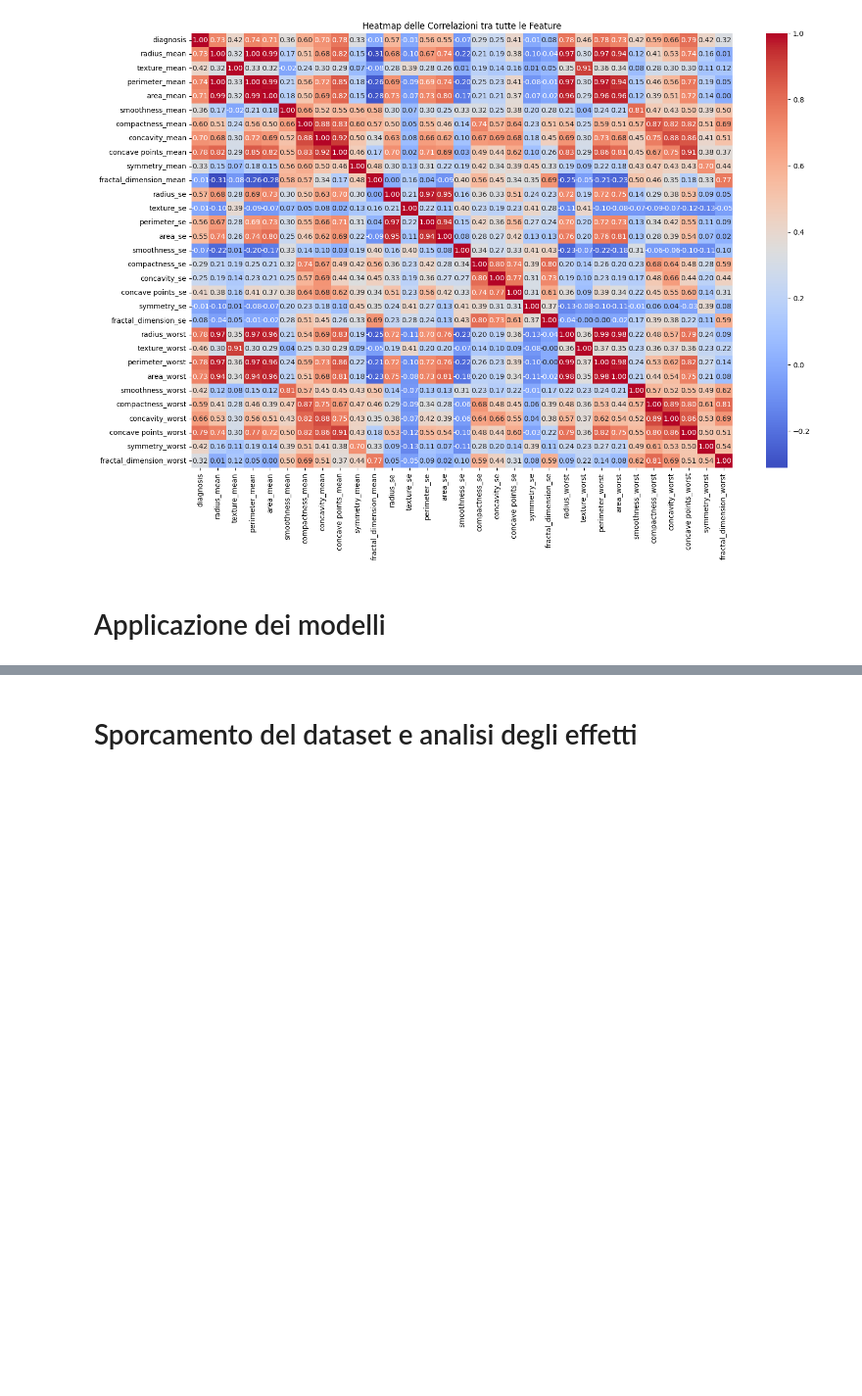
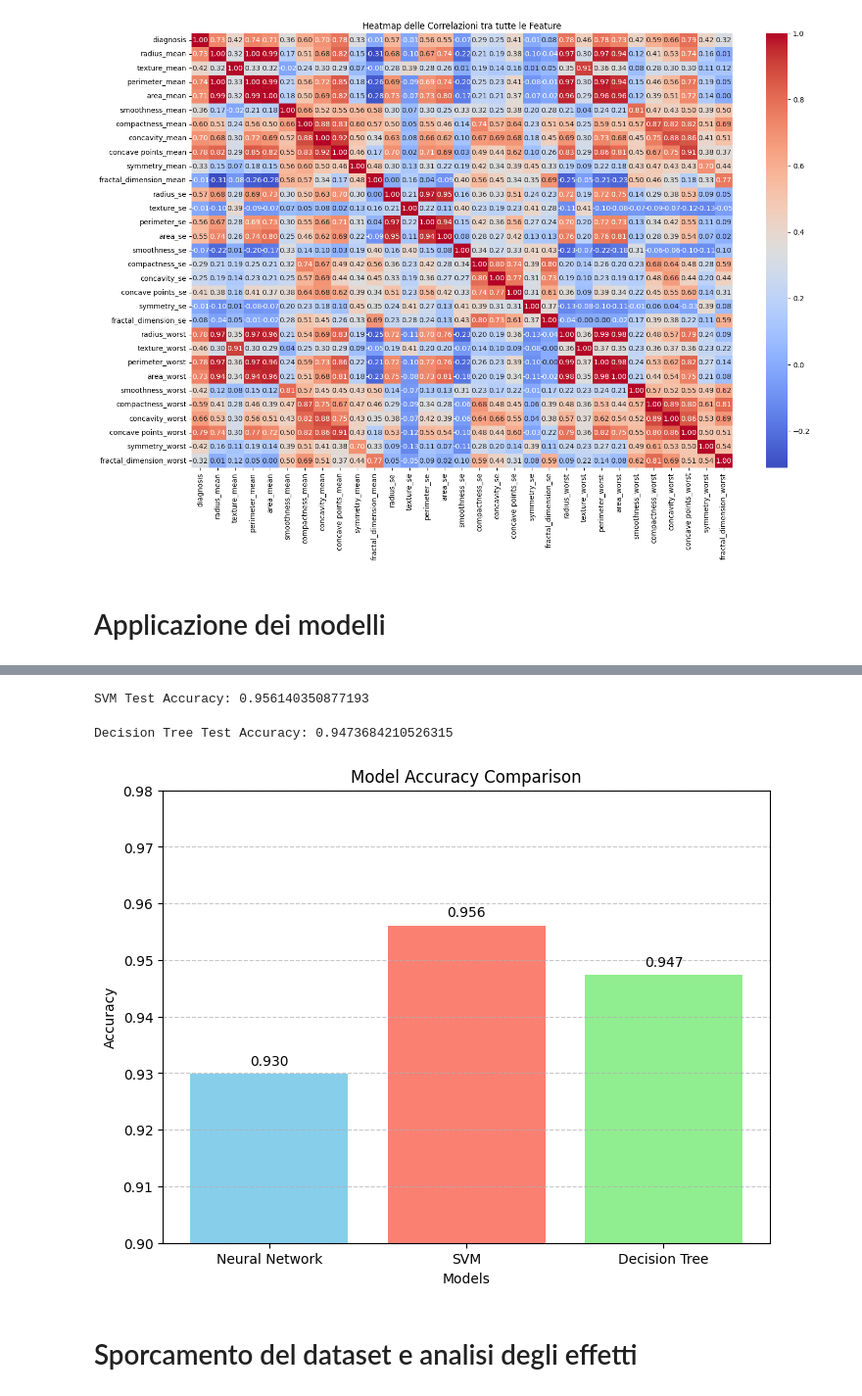
Before and after one commit to NIKFIORE/Progetto-Architettura-dei-dati, a Jupyter notebook: Main.ipynb, the cells around one changed output, grey strips where cells are left out. Shown at 98% size. Drawn from its saved outputs; the diff is of its cells as text; code cells hidden in the pictures; blank space fills up the shorter version.

```diff
--- a/Main.ipynb
+++ b/Main.ipynb
@@ -201,30 +193,63 @@ Test Accuracy: 0.9210526347160339
 from sklearn.svm import SVC
 from sklearn.metrics import accuracy_score
 
-# Create and train the SVM model
-svm_model = SVC(kernel='linear', C=1)  # You can experiment with different kernels and C values
-svm_model.fit(X_train, y_train)
+# Funzione per creare e addestrare il modello SVM
+def create_and_train_svm_model(X_train, y_train, kernel='linear', C=1):
+    model = SVC(kernel=kernel, C=C)
+    model.fit(X_train, y_train)
+    return model
 
-# Make predictions on the test set
+# Addestramento del modello
+svm_model = create_and_train_svm_model(X_train, y_train)
+
+# Valutazione del modello (come prima)
 y_pred = svm_model.predict(X_test)
-
-# Evaluate the model
-accuracy = accuracy_score(y_test, y_pred)
-print(f"SVM Test Accuracy: {accuracy}")
+accuracy_svm = accuracy_score(y_test, y_pred)
+print(f"SVM Test Accuracy: {accuracy_svm}")
+# %% [output]
+SVM Test Accuracy: 0.956140350877193
 # %%
 from sklearn.tree import DecisionTreeClassifier
 from sklearn.metrics import accuracy_score
 
-# Create and train the Decision Tree model
-dt_model = DecisionTreeClassifier(random_state=42) # You can adjust hyperparameters like max_depth, min_samples_split, etc.
-dt_model.fit(X_train, y_train)
+# Funzione per creare e addestrare il modello Decision Tree
+def create_and_train_decision_tree(X_train, y_train, random_state=42, **kwargs):
+    model = DecisionTreeClassifier(random_state=random_state, **kwargs)
+    model.fit(X_train, y_train)
+    return model
 
-# Make predictions on the test set
+# Addestramento del modello
+dt_model = create_and_train_decision_tree(X_train, y_train)
+
+# Valutazione del modello (come prima)
 y_pred_dt = dt_model.predict(X_test)
-
-# Evaluate the model
 accuracy_dt = accuracy_score(y_test, y_pred_dt)
 print(f"Decision Tree Test Accuracy: {accuracy_dt}")
+# %% [output]
+Decision Tree Test Accuracy: 0.9473684210526315
+# %%
+import matplotlib.pyplot as plt
+
+models = ['Neural Network', 'SVM', 'Decision Tree']
+accuracies = [accuracy_rn, accuracy_svm, accuracy_dt]
+
+plt.figure(figsize=(8, 6))
+bars = plt.bar(models, accuracies, color=['skyblue', 'salmon', 'lightgreen'])
+
+plt.xlabel('Models')
+plt.ylabel('Accuracy')
+plt.title('Model Accuracy Comparison')
+plt.ylim(0.90, 0.98)  # Zoom sulla fascia più alta
+
+# Aggiungi le etichette sopra ogni barra
+for bar, acc in zip(bars, accuracies):
+    yval = bar.get_height()
+    plt.text(bar.get_x() + bar.get_width()/2, yval + 0.001, f"{acc:.3f}", ha='center', va='bottom')
+
+plt.grid(axis='y', linestyle='--', alpha=0.7)
+plt.show()
+# %% [output]
+[figure, added]
 # %% [markdown]
 # Sporcamento del dataset e analisi degli effetti
 # %% [markdown]
```
Also changed, not shown: parts of 1 cell of this notebook.
